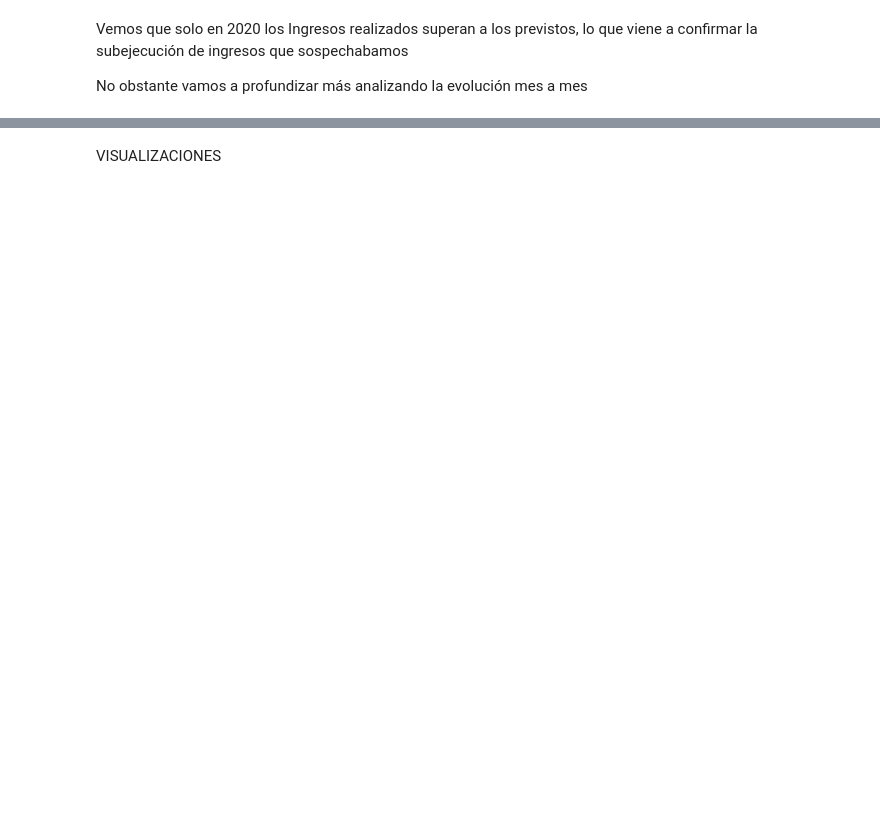
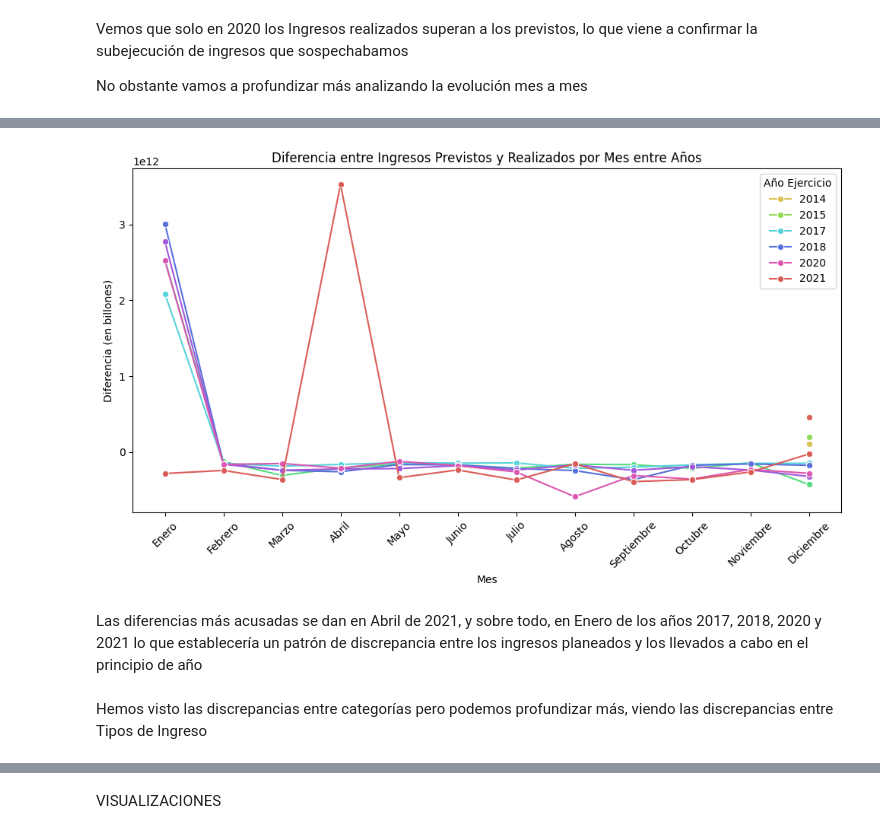
Before and after one commit to Rcm89/Proyecto2-EDA-Ingresos-Publicos-Brasil, a Jupyter notebook: notebooks/notebook_EDA.ipynb, the cells around one changed output, grey strips where cells are left out. Cells and saved outputs as stored; diff of their text form; code cells hidden in the pictures; blank space fills up the shorter version.

```diff
--- a/notebooks/notebook_EDA.ipynb
+++ b/notebooks/notebook_EDA.ipynb
@@ -89,0 +184,23 @@ ingresos_por_mes = df_limpio.groupby('MES').agg({
+# %%
+ingresos_por_mes_anio['Diferencia_Previsto_Realizado'] = ingresos_por_mes_anio['VALOR PREVISTO ACTUALIZADO'] - ingresos_por_mes_anio['VALOR REALIZADO']
+# %%
+plt.figure(figsize=(10,6))
+
+sns.lineplot(x='MES', y='Diferencia_Previsto_Realizado', hue='AÑO EJERCICIO', data=ingresos_por_mes_anio, marker='o', palette="hls")
+
+plt.title('Diferencia entre Ingresos Previstos y Realizados por Mes entre Años')
+plt.xlabel('Mes')
+plt.ylabel('Diferencia (en billones)')
+
+plt.xticks(ticks=range(1, 13), labels=['Enero', 'Febrero', 'Marzo', 'Abril', 'Mayo', 'Junio', 'Julio', 'Agosto', 'Septiembre', 'Octubre', 'Noviembre', 'Diciembre'])
+plt.xticks(rotation=45)
+
+plt.legend(title='Año Ejercicio')
+plt.tight_layout()
+plt.show()
+# %% [output]
+[figure, added]
+# %% [markdown]
+Las diferencias más acusadas se dan en Abril de 2021, y sobre todo, en Enero de los años 2017, 2018, 2020 y 2021 lo que establecería un patrón de discrepancia entre los ingresos planeados y los llevados a cabo en el principio de año
+# %% [markdown]
+Hemos visto las discrepancias entre categorías pero podemos profundizar más, viendo las discrepancias entre Tipos de Ingreso
```
Also changed, not shown: parts of 17 cells of this notebook.
